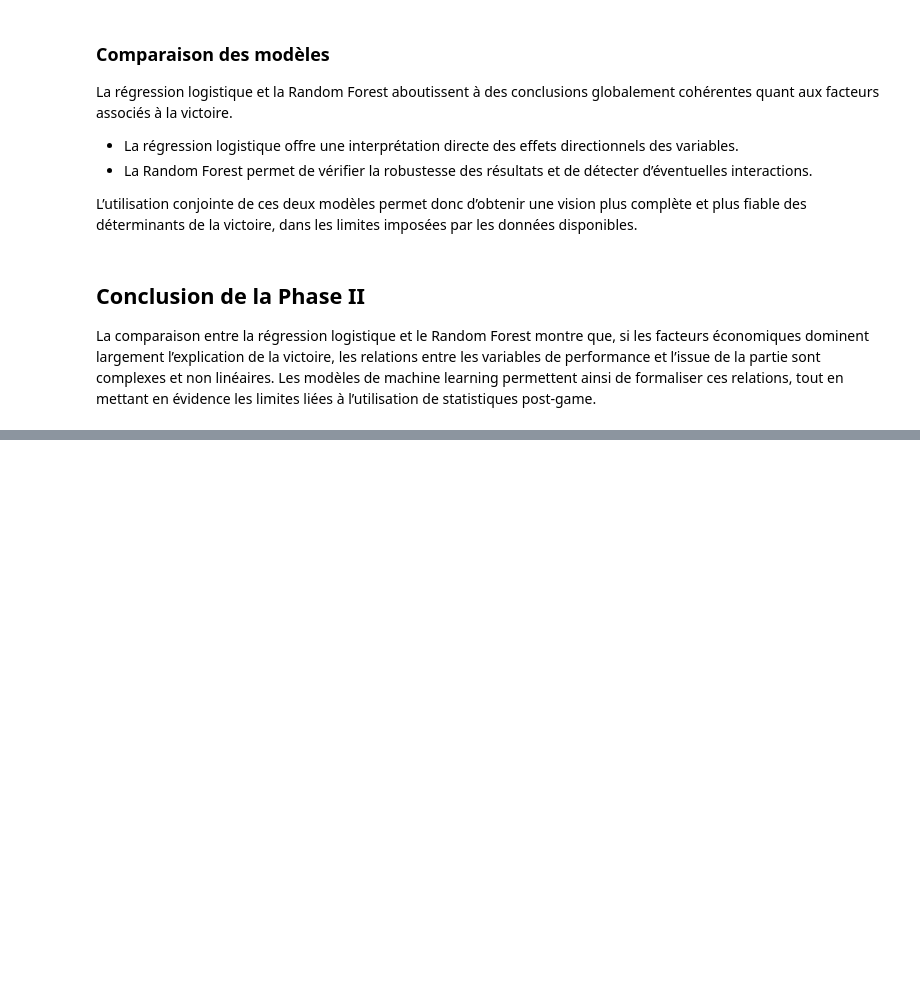
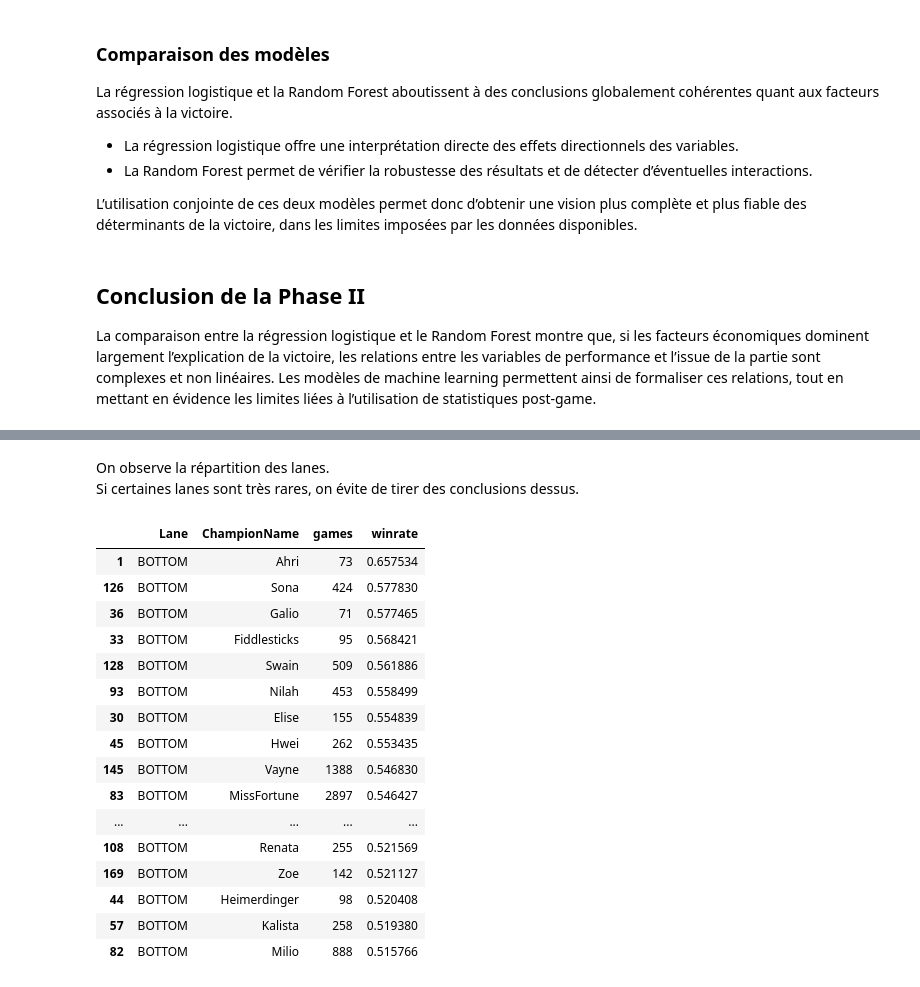
Before and after one commit to denisjng/LeagueOfLegendsMeta, a Jupyter notebook: Code/LoLMeta.ipynb, the cells around one changed output, grey strips where cells are left out. Drawn from its saved outputs; the diff is of its cells as text; code cells hidden in the pictures; blank space fills up the shorter version.

```diff
--- a/Code/LoLMeta.ipynb
+++ b/Code/LoLMeta.ipynb
@@ -1914,0 +2015,9 @@ Les modèles de machine learning permettent ainsi de formaliser ces relations, t
+# %%
+df_pregame = df_pregame.merge(
+    m,
+    left_on="MatchFk",
+    right_on="MatchId",
+    how="left"
+)
+
+df_pregame.head()
@@ -1914,0 +2085,22 @@ Les modèles de machine learning permettent ainsi de formaliser ces relations, t
+# %%
+df_pregame_clean = df_pregame.copy()
+
+# Normaliser types
+df_pregame_clean["Win"] = df_pregame_clean["Win"].astype(int)
+df_pregame_clean["Lane"] = df_pregame_clean["Lane"].astype(str).str.strip()
+df_pregame_clean["Patch"] = df_pregame_clean["Patch"].astype(str).str.strip()
+df_pregame_clean["ChampionName"] = df_pregame_clean["ChampionName"].astype(str).str.strip()
+df_pregame_clean["EnemyChampionName"] = df_pregame_clean["EnemyChampionName"].astype(str).str.strip()
+
+# Drop NA sur le strict nécessaire
+need = ["ChampionName", "EnemyChampionName", "Lane", "Patch", "RankFk", "Win"]
+df_pregame_clean = df_pregame_clean.dropna(subset=need).copy()
+
+# Garder uniquement les colonnes utiles (dataset “pré-game minimal”)
+keep = ["ChampionName", "EnemyChampionName", "Lane", "RankFk", "Patch", "Win"]
+if "RankName" in df_pregame_clean.columns:
+    keep.insert(4, "RankName")  # optionnel
+
+df_pregame_clean = df_pregame_clean[keep].copy()
+
+df_pregame_clean.head()
@@ -1914,0 +2131,34 @@ Les modèles de machine learning permettent ainsi de formaliser ces relations, t
+# %% [markdown]
+On observe la répartition des lanes.
+Si certaines lanes sont très rares, on évite de tirer des conclusions dessus.
+# %%
+min_games_lane = 50
+
+champ_lane = (
+    df_pregame_clean
+    .groupby(["Lane", "ChampionName"])["Win"]
+    .agg(games="count", winrate="mean")
+    .reset_index()
+    .query("games >= @min_games_lane")
+    .sort_values(["Lane", "winrate"], ascending=[True, False])
+)
+
+champ_lane.head(30)
+# %% [output]
+|  | Lane | ChampionName | games | winrate |
+| 1 | BOTTOM | Ahri | 73 | 0.657534 |
+| 126 | BOTTOM | Sona | 424 | 0.577830 |
+| 36 | BOTTOM | Galio | 71 | 0.577465 |
+| 33 | BOTTOM | Fiddlesticks | 95 | 0.568421 |
+| 128 | BOTTOM | Swain | 509 | 0.561886 |
+| 93 | BOTTOM | Nilah | 453 | 0.558499 |
+| 30 | BOTTOM | Elise | 155 | 0.554839 |
+| 45 | BOTTOM | Hwei | 262 | 0.553435 |
+| 145 | BOTTOM | Vayne | 1388 | 0.546830 |
+| 83 | BOTTOM | MissFortune | 2897 | 0.546427 |
+| ... | ... | ... | ... | ... |
+| 108 | BOTTOM | Renata | 255 | 0.521569 |
+| 169 | BOTTOM | Zoe | 142 | 0.521127 |
+| 44 | BOTTOM | Heimerdinger | 98 | 0.520408 |
+| 57 | BOTTOM | Kalista | 258 | 0.519380 |
+| 82 | BOTTOM | Milio | 888 | 0.515766 |
```
Also changed, not shown: parts of 28 cells of this notebook.
